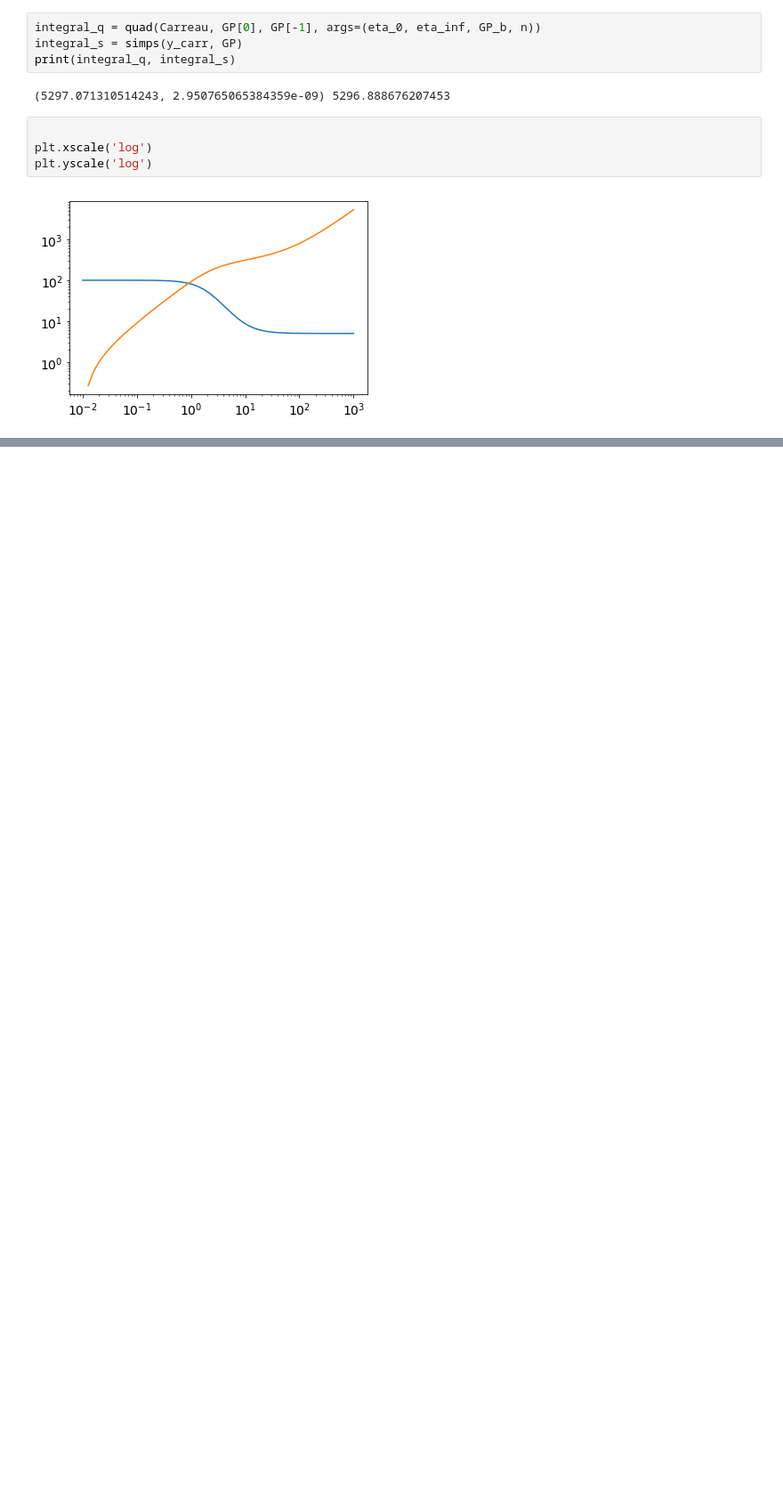
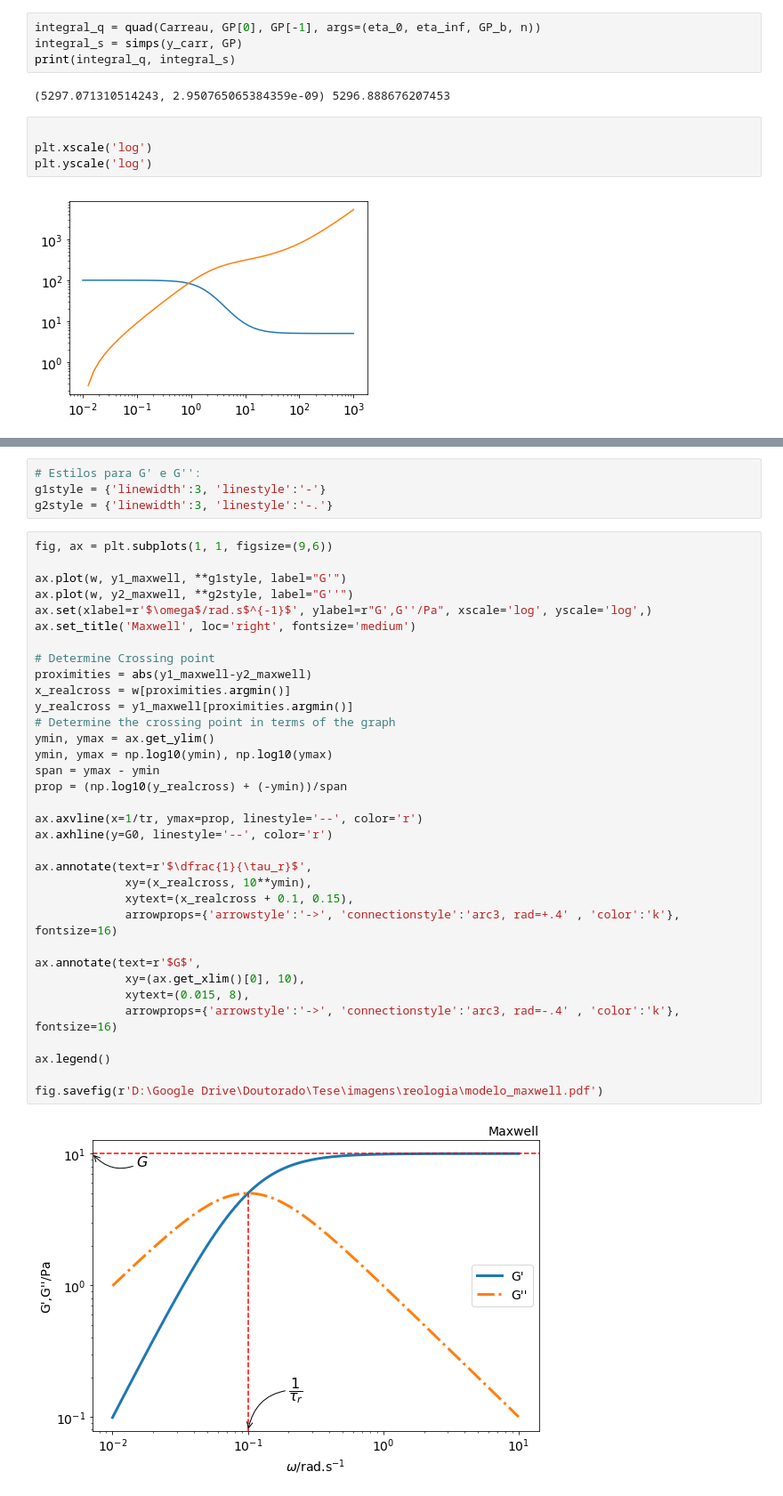
Before and after one commit to KarlClinckspoor/Tese, a Jupyter notebook: imagens/notebooks/Diagramas.ipynb, the cells around one changed output, grey strips where cells are left out. Shown at 89% size. Cells and saved outputs as stored; diff of their text form; blank space fills up the shorter version.

Commit message:
TEO: final Maxwell, gráficos comparativos

```diff
--- a/imagens/notebooks/Diagramas.ipynb
+++ b/imagens/notebooks/Diagramas.ipynb
@@ -195,0 +289,40 @@ plt.yscale('log')
+# %%
+# Estilos para G' e G'':
+g1style = {'linewidth':3, 'linestyle':'-'}
+g2style = {'linewidth':3, 'linestyle':'-.'}
+# %%
+fig, ax = plt.subplots(1, 1, figsize=(9,6))
+
+ax.plot(w, y1_maxwell, **g1style, label="G'")
+ax.plot(w, y2_maxwell, **g2style, label="G''")
+ax.set(xlabel=r'$\omega$/rad.s$^{-1}$', ylabel=r"G',G''/Pa", xscale='log', yscale='log',)
+ax.set_title('Maxwell', loc='right', fontsize='medium')
+
+# Determine Crossing point
+proximities = abs(y1_maxwell-y2_maxwell)
+x_realcross = w[proximities.argmin()]
+y_realcross = y1_maxwell[proximities.argmin()]
+# Determine the crossing point in terms of the graph
+ymin, ymax = ax.get_ylim()
+ymin, ymax = np.log10(ymin), np.log10(ymax)
+span = ymax - ymin
+prop = (np.log10(y_realcross) + (-ymin))/span
+
+ax.axvline(x=1/tr, ymax=prop, linestyle='--', color='r')
+ax.axhline(y=G0, linestyle='--', color='r')
+
+ax.annotate(text=r'$\dfrac{1}{\tau_r}$',
+             xy=(x_realcross, 10**ymin),
+             xytext=(x_realcross + 0.1, 0.15),
+             arrowprops={'arrowstyle':'->', 'connectionstyle':'arc3, rad=+.4' , 'color':'k'}, fontsize=16)
+
+ax.annotate(text=r'$G$',
+             xy=(ax.get_xlim()[0], 10),
+             xytext=(0.015, 8),
+             arrowprops={'arrowstyle':'->', 'connectionstyle':'arc3, rad=-.4' , 'color':'k'}, fontsize=16)
+
+ax.legend()
+
+fig.savefig(r'D:\Google Drive\Doutorado\Tese\imagens\reologia\modelo_maxwell.pdf')
+# %% [output]
+[figure, added]
```
Also changed, not shown: parts of 11 cells of this notebook, 13 other files.
